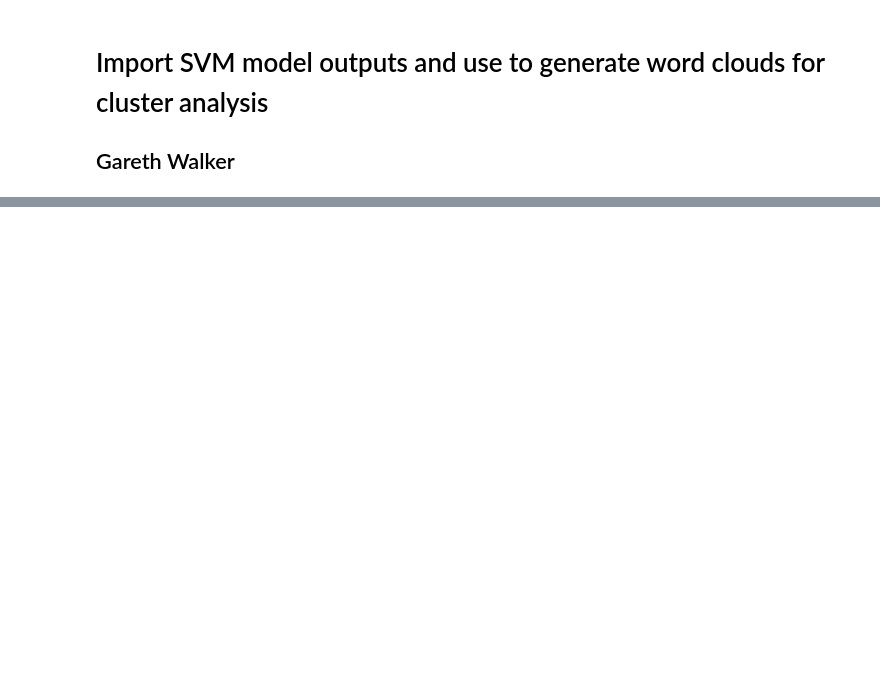
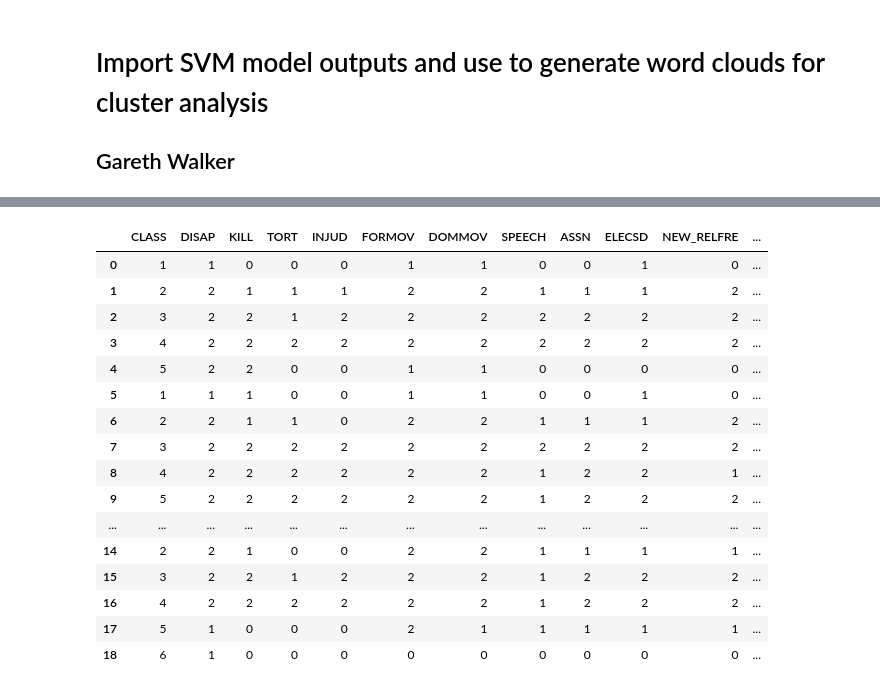
Before and after one commit to slramirez/MS_hackathon, a Jupyter notebook: notebooks/SVM Cluster WordClouds.ipynb, the cells around one changed output, grey strips where cells are left out. Saved outputs shown, nothing was run; the diff lists cells and outputs as text; code cells hidden in the pictures; blank space fills up the shorter version.

```diff
--- a/notebooks/SVM Cluster WordClouds.ipynb
+++ b/notebooks/SVM Cluster WordClouds.ipynb
@@ -83,0 +94,20 @@ cluster_data = pd.read_csv('../data/')
+# %%
+cluster_data
+# %% [output]
+|  | CLASS | DISAP | KILL | TORT | INJUD | FORMOV | DOMMOV | SPEECH | ASSN | ELECSD | NEW_RELFRE | ... |
+| 0 | 1 | 1 | 0 | 0 | 0 | 1 | 1 | 0 | 0 | 1 | 0 | ... |
+| 1 | 2 | 2 | 1 | 1 | 1 | 2 | 2 | 1 | 1 | 1 | 2 | ... |
+| 2 | 3 | 2 | 2 | 1 | 2 | 2 | 2 | 2 | 2 | 2 | 2 | ... |
+| 3 | 4 | 2 | 2 | 2 | 2 | 2 | 2 | 2 | 2 | 2 | 2 | ... |
+| 4 | 5 | 2 | 2 | 0 | 0 | 1 | 1 | 0 | 0 | 0 | 0 | ... |
+| 5 | 1 | 1 | 1 | 0 | 0 | 1 | 1 | 0 | 0 | 1 | 0 | ... |
+| 6 | 2 | 2 | 1 | 1 | 0 | 2 | 2 | 1 | 1 | 1 | 2 | ... |
+| 7 | 3 | 2 | 2 | 2 | 2 | 2 | 2 | 2 | 2 | 2 | 2 | ... |
+| 8 | 4 | 2 | 2 | 2 | 2 | 2 | 2 | 1 | 2 | 2 | 1 | ... |
+| 9 | 5 | 2 | 2 | 2 | 2 | 2 | 2 | 1 | 2 | 2 | 2 | ... |
+| ... | ... | ... | ... | ... | ... | ... | ... | ... | ... | ... | ... | ... |
+| 14 | 2 | 2 | 1 | 0 | 0 | 2 | 2 | 1 | 1 | 1 | 1 | ... |
+| 15 | 3 | 2 | 2 | 1 | 2 | 2 | 2 | 1 | 2 | 2 | 2 | ... |
+| 16 | 4 | 2 | 2 | 2 | 2 | 2 | 2 | 1 | 2 | 2 | 2 | ... |
+| 17 | 5 | 1 | 0 | 0 | 0 | 2 | 1 | 1 | 1 | 1 | 1 | ... |
+| 18 | 6 | 1 | 0 | 0 | 0 | 0 | 0 | 0 | 0 | 0 | 0 | ... |
```
Also changed, not shown: parts of 17 cells of this notebook, 49 other files.
